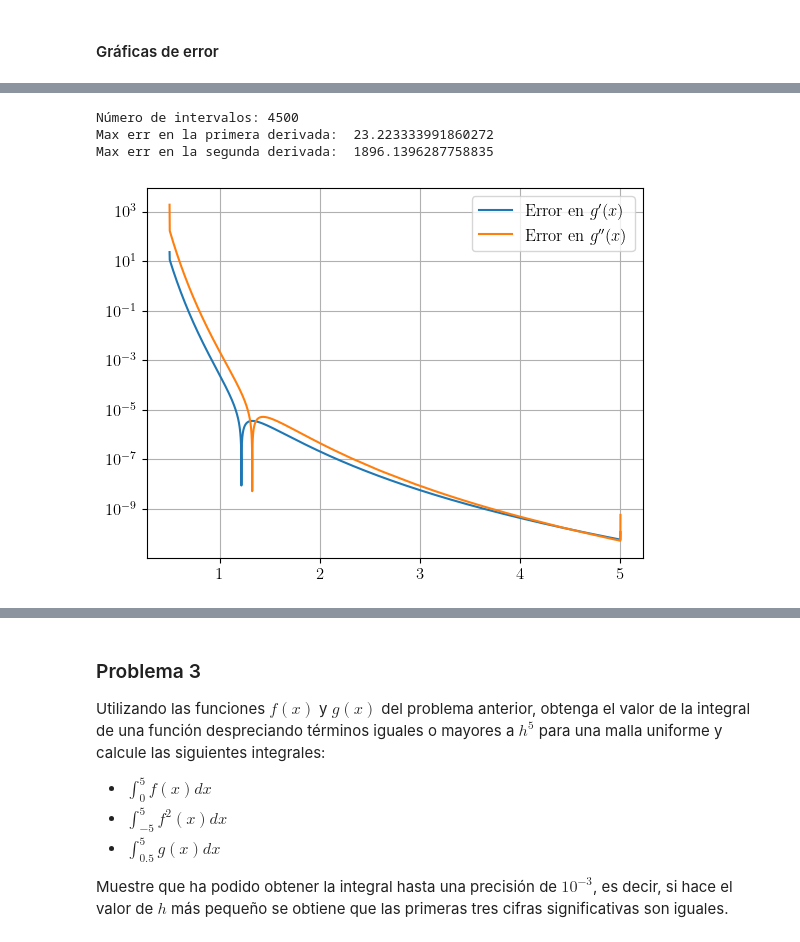
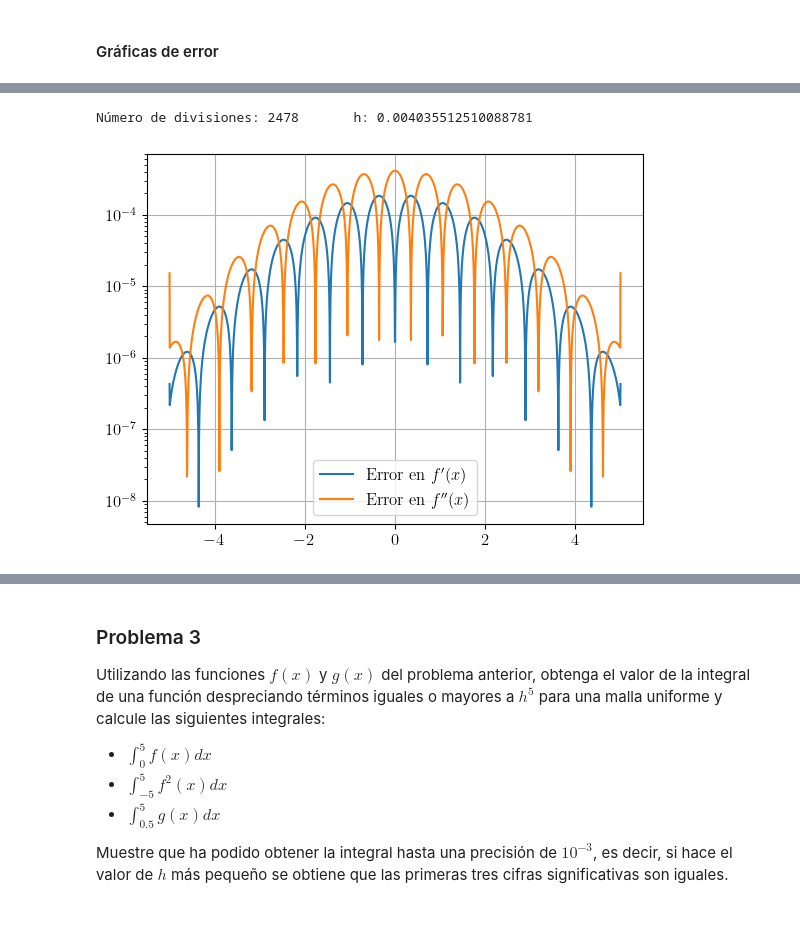
Before and after one commit to tamoaltas/FIS-COMP, a Jupyter notebook: tareas/tarea2.ipynb, the cells around one changed output, grey strips where cells are left out. Drawn from its saved outputs; the diff is of its cells as text; code cells hidden in the pictures.

```diff
--- a/tareas/tarea2.ipynb
+++ b/tareas/tarea2.ipynb
@@ -125,8 +128,8 @@ Máximo error en la derivada: 5.015118760554049e-08
 # %%
-x = np.linspace(-2,2,6000)
+x = np.linspace(0,4,6000)
 y = sp.stats.norm.pdf(x,mu,sigma)
 
-int_analitica = integral_primitiva(lambda x: norm_int(x,mu,sigma),-2,2)
+int_analitica = integral_primitiva(lambda x: norm_int(x,mu,sigma),0,4)
 int_numerica = integral_h4(y,x)
 
 print('Integral analítica:', int_analitica)
@@ -291,29 +271,0 @@ Max err en la segunda derivada:  0.0025438491582114864
-# %%
-x_min, x_max = 0.5,5
-err = 1e-3
-N_hs = int(abs(x_max-x_min)/err)
-print('Número de intervalos:', N_hs)
-
-x = np.linspace(x_min,x_max, N_hs)
-# Analítico
-g = func_g(x)
-dg = g_prima(x)
-ddg = g_bi_prima(x)
-# Numérico
-dg_h2 = derivada_h2(g, x)
-ddg_h2 = segunda_derivada_h2(g, x)
-# Error
-err_dg = abs(dg - dg_h2)
-err_ddg = abs(ddg - ddg_h2)
-print('Max err en la primera derivada:\t', max(err_dg))
-print('Max err en la segunda derivada:\t', max(err_ddg))
-
-plt.semilogy(x,err_dg , label=r"Error en $g'(x)$")
-plt.semilogy(x,err_ddg , label=r"Error en $g''(x)$")
-plt.grid(), plt.legend(),
-plt.show()
-# %% [output]
-Número de intervalos: 4500
-Max err en la primera derivada:  23.223333991860272
-Max err en la segunda derivada:  1896.1396287758835
-[figure, removed]
@@ -319,0 +285,41 @@ Max err en la segunda derivada:  1896.1396287758835
+# %%
+def buscar_Nh_derivs(funcs, derivs, min_x, max_x ,comp_func,h1=0.1):
+    '''
+    Obtiene un número de divisiones uniformes para un intervalo [min_x,max_x]
+    de manera que los errores en las derivadas numéricas respecto a las analíticas
+    pasen una prueba comparativa definida por 'comp_func'
+    '''
+    rango = abs(max_x - min_x)
+    Nh = int(rango/h1)
+
+    for i in range(100):
+        x = np.linspace(min_x,max_x, Nh)
+        # Evaluación analítica
+        funcs_eval = [funcs[n](x) for n in range(len(funcs))]
+        # Evaluación numérica
+        derivs_eval = [derivs[0](funcs_eval[0],x), derivs[1](funcs_eval[0],x)]
+
+        # Se checa que cada elemento coincida hasta
+        if comp_elementos(funcs_eval[1:],derivs_eval, comp_func):
+            print('Número de divisiones:', Nh, '\t h:',rango/Nh)
+            return x, funcs_eval, derivs_eval
+
+        Nh += (Nh // 10)
+        if (Nh > 100_000): break
+
+    print('Algo salió mal.')
+    return None, None, None
+# %%
+funcs_f = [func_f, f_prima, f_bi_prima]
+derivs = [derivada_h2, segunda_derivada_h2]
+x1, funcs_eval_f, derivs_eval_f = buscar_Nh_derivs(funcs_f, derivs, -5, 5, checar_cifras_o_diff)
+err_df = abs(funcs_eval_f[1] - derivs_eval_f[0])
+err_ddf = abs(funcs_eval_f[2] - derivs_eval_f[1])
+
+plt.semilogy(x1,err_df , label=r"Error en $f'(x)$")
+plt.semilogy(x1,err_ddf , label=r"Error en $f''(x)$")
+plt.grid(), plt.legend(),
+plt.show()
+# %% [output]
+Número de divisiones: 2478       h: 0.004035512510088781
+[figure, added]
```
Also changed, not shown: parts of 29 cells of this notebook.
